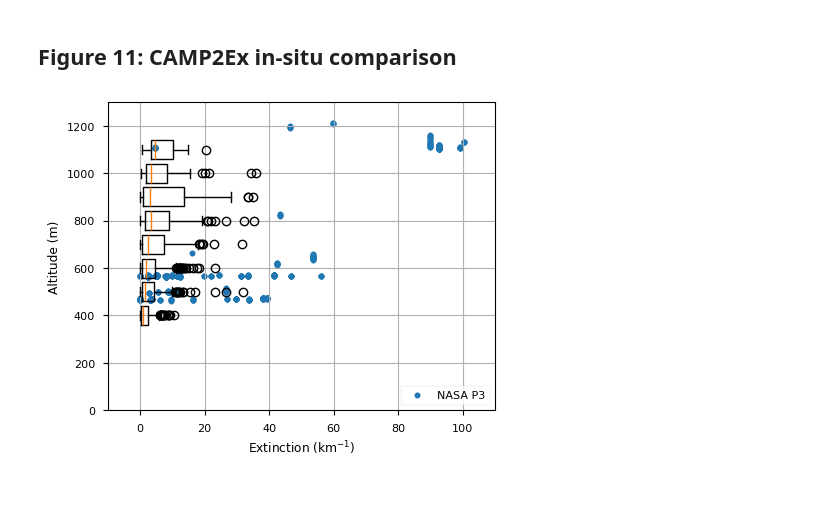
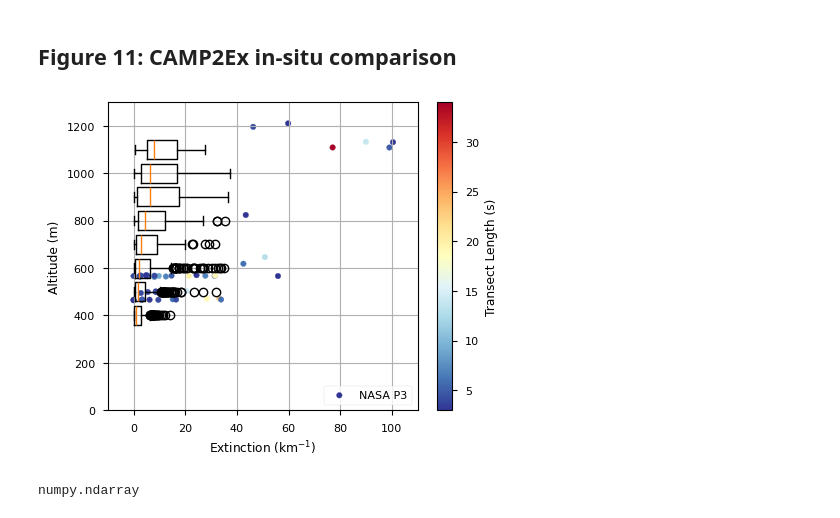
Before and after one commit to jlun17/misr-at3d-camp2ex, a Jupyter notebook: notebooks/investigation/single_retrieval/CAMP2Ex_insitu_compare.ipynb, the cells around one changed output. Cells and saved outputs as stored; diff of their text form; code cells hidden in the pictures.

Commit message:
Figure updates

```diff
--- a/notebooks/investigation/single_retrieval/CAMP2Ex_insitu_compare.ipynb
+++ b/notebooks/investigation/single_retrieval/CAMP2Ex_insitu_compare.ipynb
@@ -58,10 +66,15 @@ p3_file = INTERIM_DATA / 'CAMP2Ex_SPEC_RF17_preprocessed.nc'
 p3 = xr.load_dataset(p3_file)
 p3 = p3.sel(time=slice('2019-10-02T00:00:00', '2019-10-02T01:50:00'))
 
+pad = 3 #km
+
 iter_files = sorted(ITERATIONS.glob('iter*.nc'))
 sensors, solvers, rte_grid = at3d.util.load_forward_model(iter_files[-1])
 cloud = solvers[0.67].medium['cloud']
-cloud = cloud.sel(x=slice(2, 15), y=slice(5, 10))
+cloud = cloud.sel(
+    x=slice(np.min(cloud.x.data) + pad, np.max(cloud.y.data) - pad),
+    y=slice(np.min(cloud.y.data) + pad, np.max(cloud.y.data) - pad)
+)
 X, Y, Z = np.meshgrid(cloud.x.data, cloud.y.data, cloud.z.data, indexing='ij')
 cloud = cloud.assign_coords(Z=np.ravel(Z))
 cloud['ext_ravel'] = (['Z'], np.ravel(cloud.extinction.data))
@@ -69,20 +82,50 @@ cloud['ext_ravel'] = (['Z'], np.ravel(cloud.extinction.data))
 ## Figure 11: CAMP2Ex in-situ comparison
 # %%
 plt.style.use('seaborn-v0_8-paper')
+thresh = 0
 f, ax = plt.subplots(1, 1, figsize=(5, 4))
-CAMP2Ex_insitu_compare(cloud, p3, f, ax, thresh=0)
-ax.set_xscale('linear')
+
+ax.grid()
+
+cloud_cond = cloud.ext_ravel.data > thresh
+ext_cloud = cloud.ext_ravel.data[cloud_cond]
+z_cloud = cloud.Z.data[cloud_cond]
+
+positions = []
+ext_box = []
+for z in cloud.z.data:
+    ext_box.append(ext_cloud[z_cloud == z])
+    positions.append(int(z*1000))
+ax.boxplot(ext_box, positions=positions, widths=80, vert=False, manage_ticks=False)
+
+ce_ext, ce_alt, ce_time = calculate_cloud_elements(
+    p3.ext_km.data,
+    p3.GPS_Altitude.data,
+    p3.time.data
+)
+s = ax.scatter(ce_ext, ce_alt, c=ce_time, label='NASA P3', s=16, cmap='RdYlBu_r')
+plt.colorbar(s, ax=ax, label='Transect Length (s)')
+
+ax.set_xlabel('Extinction (1/km)')
+ax.set_ylabel('Altitude (m)')
+# ax.grid()
+# ax.legend()
+
 ax.set_xlim([-10, 110])
 ax.set_ylim([0, 1300])
 ax.set_xlabel(r'Extinction (km$^{-1}$)')
 ax.legend(loc='lower right')
 
 plt.savefig(
     FIGURE_OUT / '{}_figure11_insitu_comparison.png'.format(fig_version),
     format='png',
     dpi=300,
     bbox_inches='tight',
     transparent=False
 )
 # %% [output]
-[figure, old version]
+[figure, new version]
+# %%
+type(ce_alt)
+# %% [output]
+numpy.ndarray
```
Also changed, not shown: parts of 3 cells of this notebook, 1 other file.
